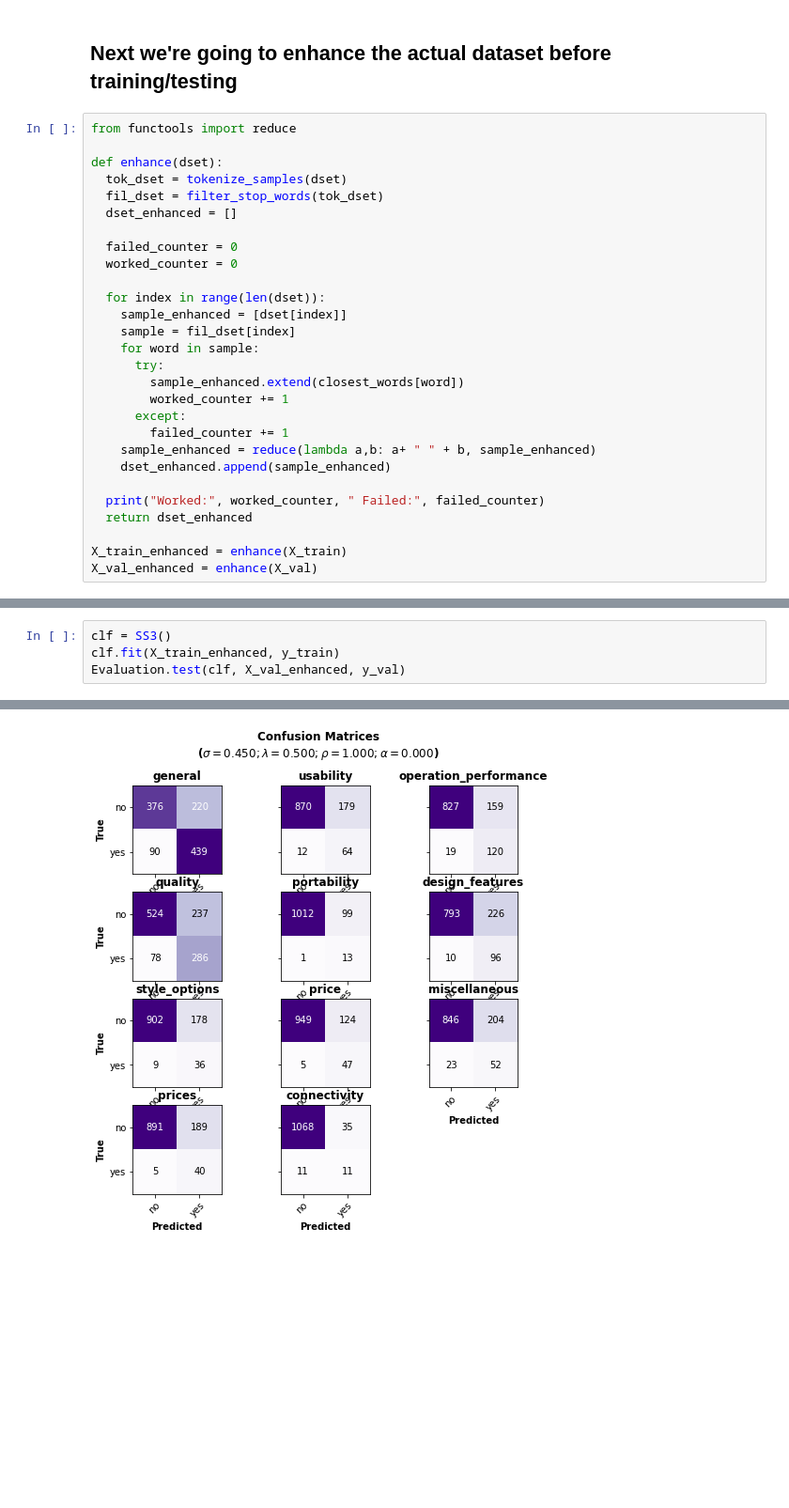
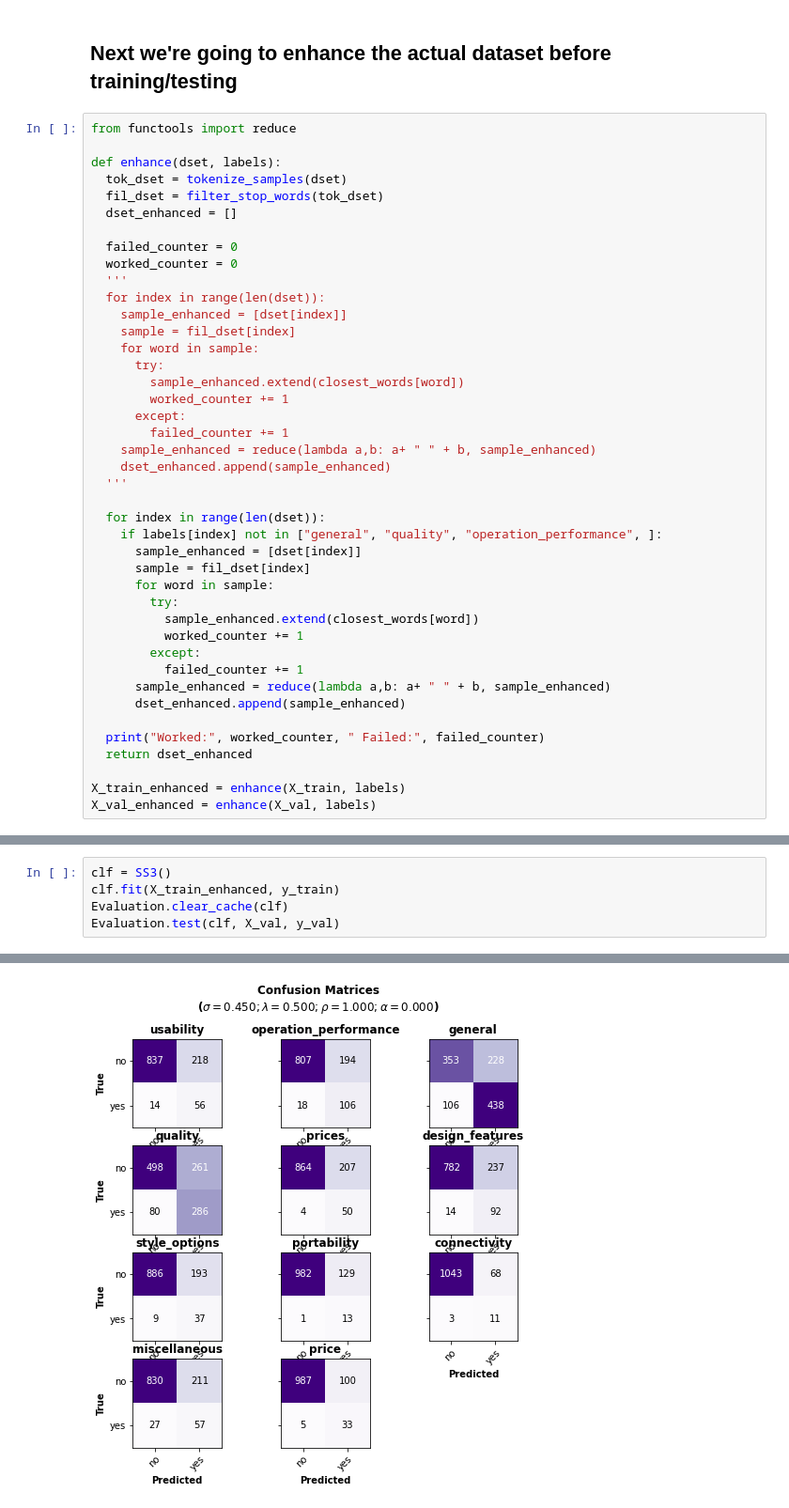
Before and after one commit to Vaiyani/Explainable-AI, a Jupyter notebook: implementation/Phase 1/Notebooks/Experiments/Experiments-Glove.ipynb, the cells around one changed output, grey strips where cells are left out. Shown at 94% size. Saved outputs shown, nothing was run; the diff lists cells and outputs as text; blank space fills up the shorter version.

```diff
--- a/implementation/Phase 1/Notebooks/Experiments/Experiments-Glove.ipynb
+++ b/implementation/Phase 1/Notebooks/Experiments/Experiments-Glove.ipynb
@@ -224,14 +248,14 @@ with open(path_root + data_root + '/vocabulary-attribute/final_mapping.json') as
 # %%
 from functools import reduce
 
-def enhance(dset):
+def enhance(dset, labels):
   tok_dset = tokenize_samples(dset)
   fil_dset = filter_stop_words(tok_dset)
   dset_enhanced = []
 
   failed_counter = 0
   worked_counter = 0
-
+  '''
   for index in range(len(dset)):
     sample_enhanced = [dset[index]]
     sample = fil_dset[index]
@@ -243,10 +267,24 @@ def enhance(dset):
         failed_counter += 1
     sample_enhanced = reduce(lambda a,b: a+ " " + b, sample_enhanced)
     dset_enhanced.append(sample_enhanced)
+  '''
+
+  for index in range(len(dset)):
+    if labels[index] not in ["general", "quality", "operation_performance", ]:
+      sample_enhanced = [dset[index]]
+      sample = fil_dset[index]
+      for word in sample:
+        try:
+          sample_enhanced.extend(closest_words[word])
+          worked_counter += 1
+        except:
+          failed_counter += 1
+      sample_enhanced = reduce(lambda a,b: a+ " " + b, sample_enhanced)
+      dset_enhanced.append(sample_enhanced)
 
   print("Worked:", worked_counter, " Failed:", failed_counter)
   return dset_enhanced
 
-X_train_enhanced = enhance(X_train)
-X_val_enhanced = enhance(X_val)
+X_train_enhanced = enhance(X_train, labels)
+X_val_enhanced = enhance(X_val, labels)
 # %% [output]
@@ -255,7 +293,8 @@ Worked: 4600  Failed: 5783
 # %%
 clf = SS3()
 clf.fit(X_train_enhanced, y_train)
-Evaluation.test(clf, X_val_enhanced, y_val)
+Evaluation.clear_cache(clf)
+Evaluation.test(clf, X_val, y_val)
 # %% [output]
                        precision    recall  f1-score   support
 
@@ -276,2 +315,2 @@ operation_performance       0.43      0.86      0.57       139
 [ updating evaluations cache ]
-[figure, old version]
+[figure, new version]
```
Also changed, not shown: parts of 11 cells of this notebook.
